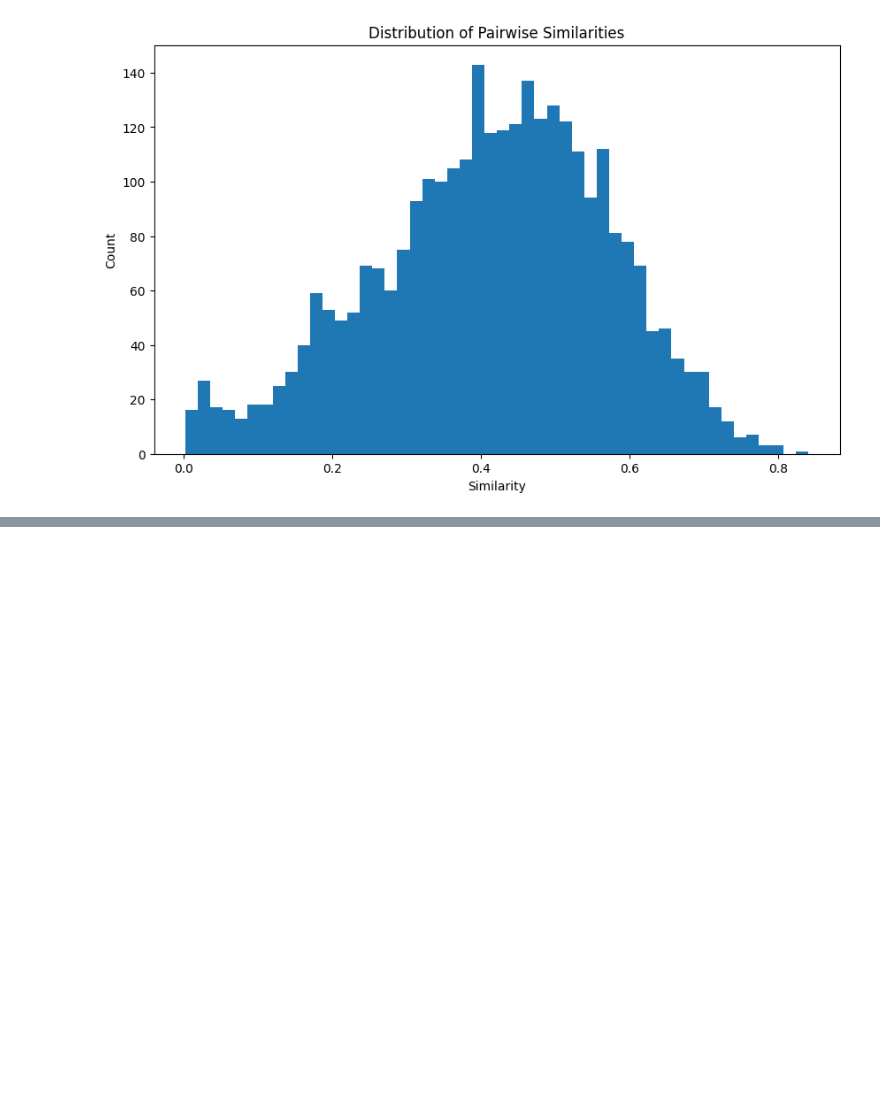
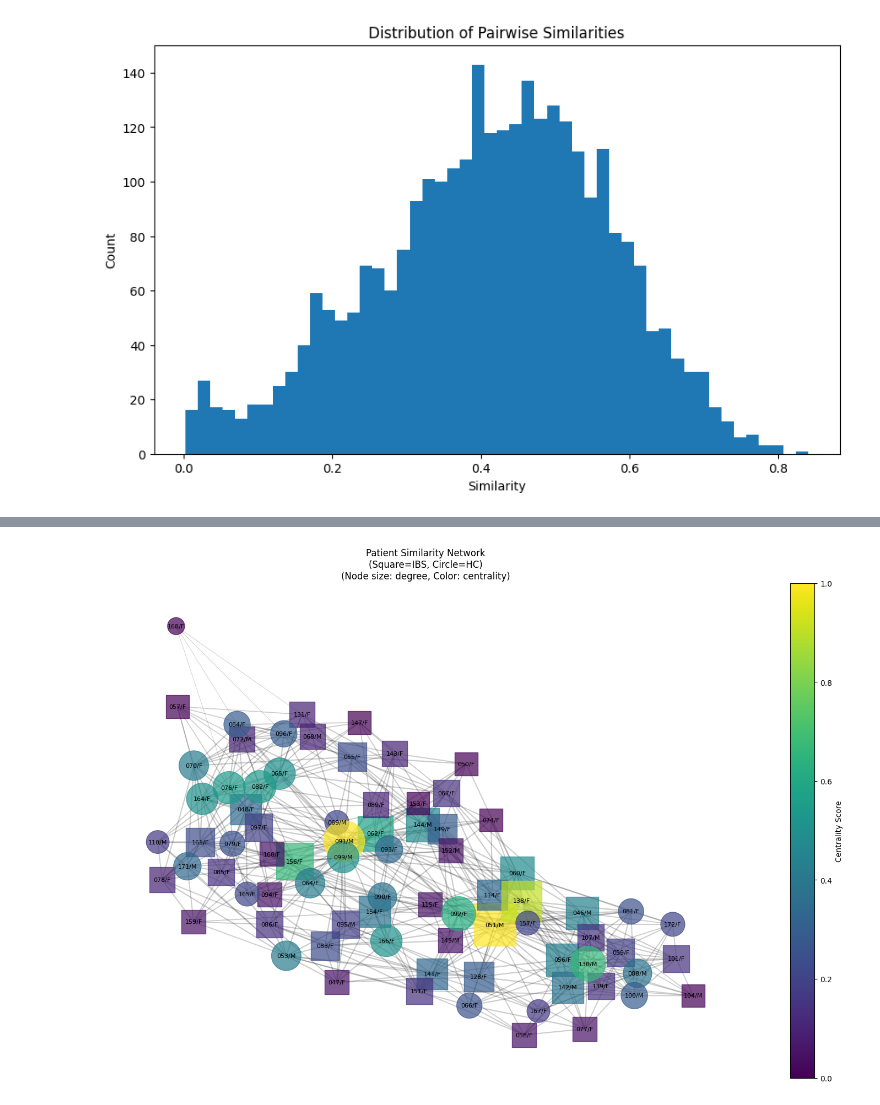
Before and after one commit to MMIV-ML/ELMED219-2025, a Jupyter notebook: Lab1-NetworkSci-PSN/notebooks/03-patient-similarity-networks-ibs-brain.ipynb, the cells around one changed output, grey strips where cells are left out. Drawn from its saved outputs; the diff is of its cells as text; code cells hidden in the pictures; blank space fills up the shorter version.

```diff
--- a/Lab1-NetworkSci-PSN/notebooks/03-patient-similarity-networks-ibs-brain.ipynb
+++ b/Lab1-NetworkSci-PSN/notebooks/03-patient-similarity-networks-ibs-brain.ipynb
@@ -483,3 +483,9 @@ Max similarity: 0.841
 Mean similarity: 0.414
 Median similarity: 0.426
 [figure]
+# %%
+# Read the data from the CSV file at the ibs-brain repository
+
+fn = 'demographics_fs7_rbans_IBS_SSS_imputed_78x48.csv'
+df = pd.read_csv(f'https://raw.githubusercontent.com/arvidl/ibs-brain/main/data/{fn}')
+df
@@ -485,0 +510,92 @@ Median similarity: 0.426
+# %%
+def create_and_analyze_network(threshold=0.3, k_nearest=8):
+    """
+    Create and analyze patient similarity network based on morphometric and cognitive variables only
+    """
+
+    # Step 1: Setup and load data
+    DATA_PATH = setup_data_path()
+    DATA_FILE = 'demographics_fs7_rbans_IBS_SSS_imputed_78x48.csv'
+    df = pd.read_csv(os.path.join(DATA_PATH, DATA_FILE))
+
+    # Store subject info for later use in visualization
+    subject_info = df[['Subject', 'Group', 'Gender']].copy()
+
+    # Step 2: Preprocess data - select only morphometric and cognitive variables
+    # Exclude demographic and clinical variables
+    exclude_cols = ['Subject', 'Group', 'IBS_SSS', 'Age', 'Gender', 'Education']
+    feature_cols = [col for col in df.columns if col not in exclude_cols]
+
+    # Preprocess selected features
+    scaled_data = StandardScaler().fit_transform(df[feature_cols])
+    print(f"Features used: {len(feature_cols)}")
+
+    # Step 3: Create network
+    G, similarity_matrix = create_similarity_network(scaled_data,
+                                                   threshold=threshold,
+                                                   k_nearest=k_nearest)
+
+    # Step 4: Analyze network
+    metrics = analyze_network(G)
+
+    # Step 5: Enhanced visualization with subject labels and group-based node shapes
+    fig, ax = plt.subplots(figsize=(15, 10))
+
+    # Calculate layout
+    pos = nx.spring_layout(G, k=1/np.sqrt(G.number_of_nodes()), iterations=50)
+
+    # Prepare node colors and sizes
+    node_colors = list(metrics[0].values())
+    degree_dict = dict(G.degree())
+    node_sizes = [((v + 1) * 100) for v in degree_dict.values()]
+
+    # Draw nodes based on group (IBS=square, HC=circle)
+    ibs_nodes = [i for i, row in subject_info.iterrows() if row['Group'] == 'IBS']
+    hc_nodes = [i for i, row in subject_info.iterrows() if row['Group'] == 'HC']
+
+    # Draw IBS nodes (squares)
+    nx.draw_networkx_nodes(G, pos,
+                          nodelist=ibs_nodes,
+                          node_color=[node_colors[i] for i in ibs_nodes],
+                          node_size=[node_sizes[i] for i in ibs_nodes],
+                          node_shape='s',  # square
+                          cmap=plt.cm.viridis,
+                          alpha=0.7,
+                          ax=ax)
+
+    # Draw HC nodes (circles)
+    nx.draw_networkx_nodes(G, pos,
+                          nodelist=hc_nodes,
+                          node_color=[node_colors[i] for i in hc_nodes],
+                          node_size=[node_sizes[i] for i in hc_nodes],
+                          node_shape='o',  # circle
+                          cmap=plt.cm.viridis,
+                          alpha=0.7,
+                          ax=ax)
+
+    # Draw edges
+    edge_weights = [G[u][v].get('weight', 0.1) for u,v in G.edges()]
+    nx.draw_networkx_edges(G, pos, alpha=0.2, width=[w*2 for w in edge_weights])
+
+    # Add node labels (subject number and gender)
+    labels = {i: f"{row['Subject'].split('_')[1]}/{row['Gender']}"
+             for i, row in subject_info.iterrows()}
+    nx.draw_networkx_labels(G, pos, labels, font_size=8)
+
+    plt.title('Patient Similarity Network\n(Square=IBS, Circle=HC)\n(Node size: degree, Color: centrality)')
+    ax.set_axis_off()
+
+    # Add colorbar
+    sm = plt.cm.ScalarMappable(cmap=plt.cm.viridis)
+    sm.set_array([])
+    plt.colorbar(sm, ax=ax, label='Centrality Score')
+
+    plt.tight_layout()
+    plt.show()
+
+    return G, metrics, scaled_data, feature_cols
+
+# Example usage:
+if __name__ == "__main__":
+    G, metrics, scaled_data, feature_cols = create_and_analyze_network()
+# %% [output]
@@ -485,0 +612 @@ Median similarity: 0.426
+[figure, added]
```
Also changed, not shown: parts of 7 cells of this notebook.
